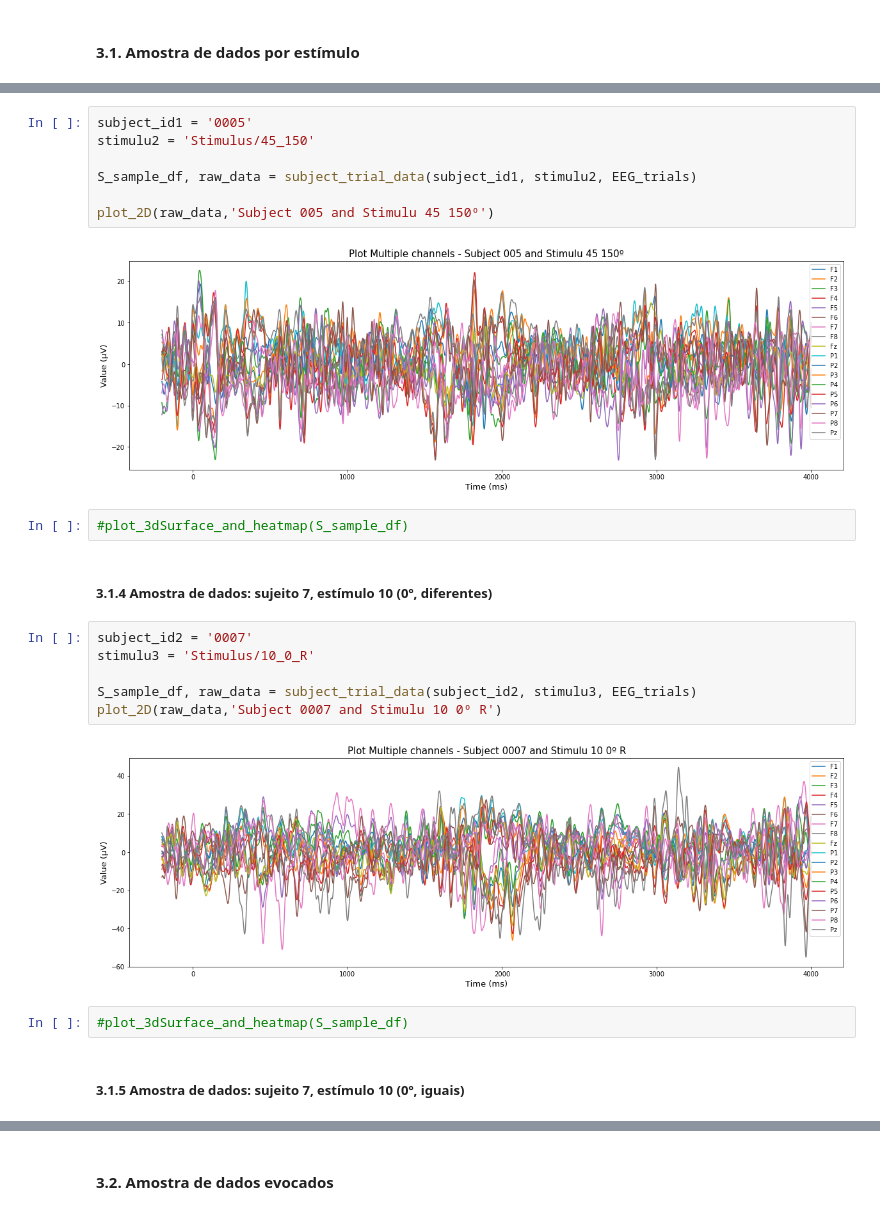
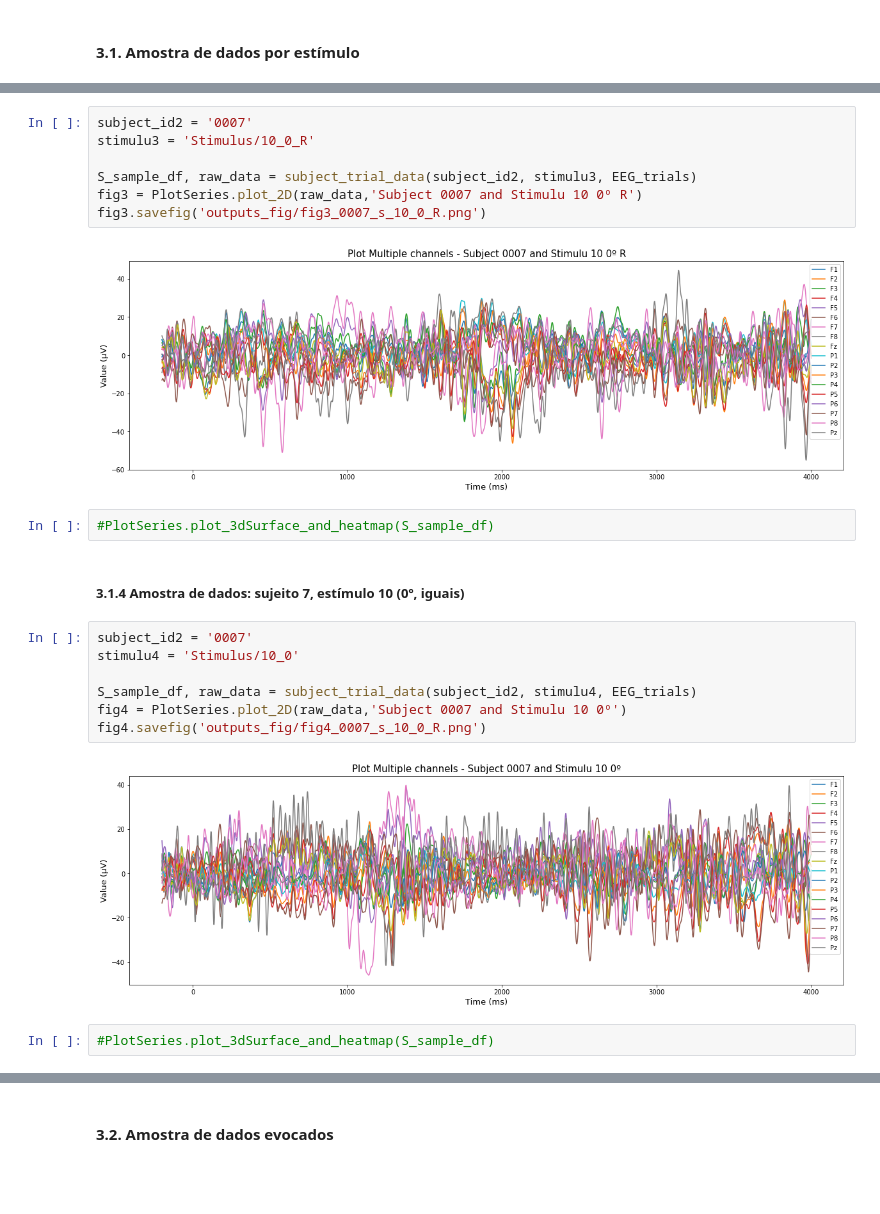
Before and after one commit to abner-lucas/EEG-Time-Series-Prediction, a Jupyter notebook: notebooks/visualization_outputs_eeg.ipynb, the cells around one changed output, grey strips where cells are left out. Saved outputs shown, nothing was run; the diff lists cells and outputs as text; blank space fills up the shorter version.

```diff
--- a/notebooks/visualization_outputs_eeg.ipynb
+++ b/notebooks/visualization_outputs_eeg.ipynb
@@ -333,25 +153,24 @@ plot_2D(raw_data,'Subject 005 and Stimulu 45 150º R')
-# %%
-subject_id1 = '0005'
-stimulu2 = 'Stimulus/45_150'
-
-S_sample_df, raw_data = subject_trial_data(subject_id1, stimulu2, EEG_trials)
-
-plot_2D(raw_data,'Subject 005 and Stimulu 45 150º')
-# %% [output]
-[figure, removed]
+# %%
+subject_id2 = '0007'
+stimulu3 = 'Stimulus/10_0_R'
+
+S_sample_df, raw_data = subject_trial_data(subject_id2, stimulu3, EEG_trials)
+fig3 = PlotSeries.plot_2D(raw_data,'Subject 0007 and Stimulu 10 0º R')
+fig3.savefig('outputs_fig/fig3_0007_s_10_0_R.png')
+# %% [output]
+[figure, added]
 # %%
-#plot_3dSurface_and_heatmap(S_sample_df)
+#PlotSeries.plot_3dSurface_and_heatmap(S_sample_df)
 # %% [markdown]
-##### <a id='s1_a3'>3.1.4 Amostra de dados: sujeito 7, estímulo 10 (0º, diferentes)</a>
+##### <a id='s1_a4'>3.1.4 Amostra de dados: sujeito 7, estímulo 10 (0º, iguais)</a>
 # %%
 subject_id2 = '0007'
-stimulu3 = 'Stimulus/10_0_R'
+stimulu4 = 'Stimulus/10_0'
 
-S_sample_df, raw_data = subject_trial_data(subject_id2, stimulu3, EEG_trials)
-plot_2D(raw_data,'Subject 0007 and Stimulu 10 0º R')
+S_sample_df, raw_data = subject_trial_data(subject_id2, stimulu4, EEG_trials)
+fig4 = PlotSeries.plot_2D(raw_data,'Subject 0007 and Stimulu 10 0º')
+fig4.savefig('outputs_fig/fig4_0007_s_10_0_R.png')
 # %% [output]
-[figure, old version]
+[figure, new version]
 # %%
-#plot_3dSurface_and_heatmap(S_sample_df)
+#PlotSeries.plot_3dSurface_and_heatmap(S_sample_df)
-# %% [markdown]
-##### <a id='s1_a4'>3.1.5 Amostra de dados: sujeito 7, estímulo 10 (0º, iguais)</a>
```
Also changed, not shown: parts of 41 cells of this notebook, 12 other files.
